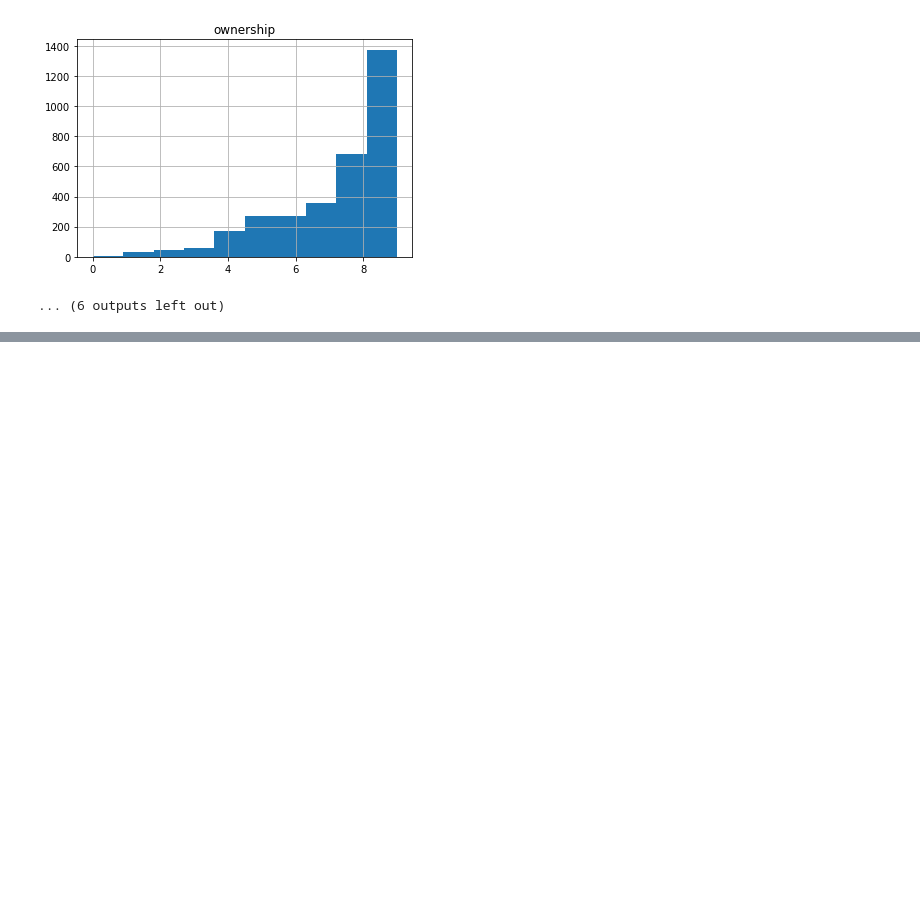
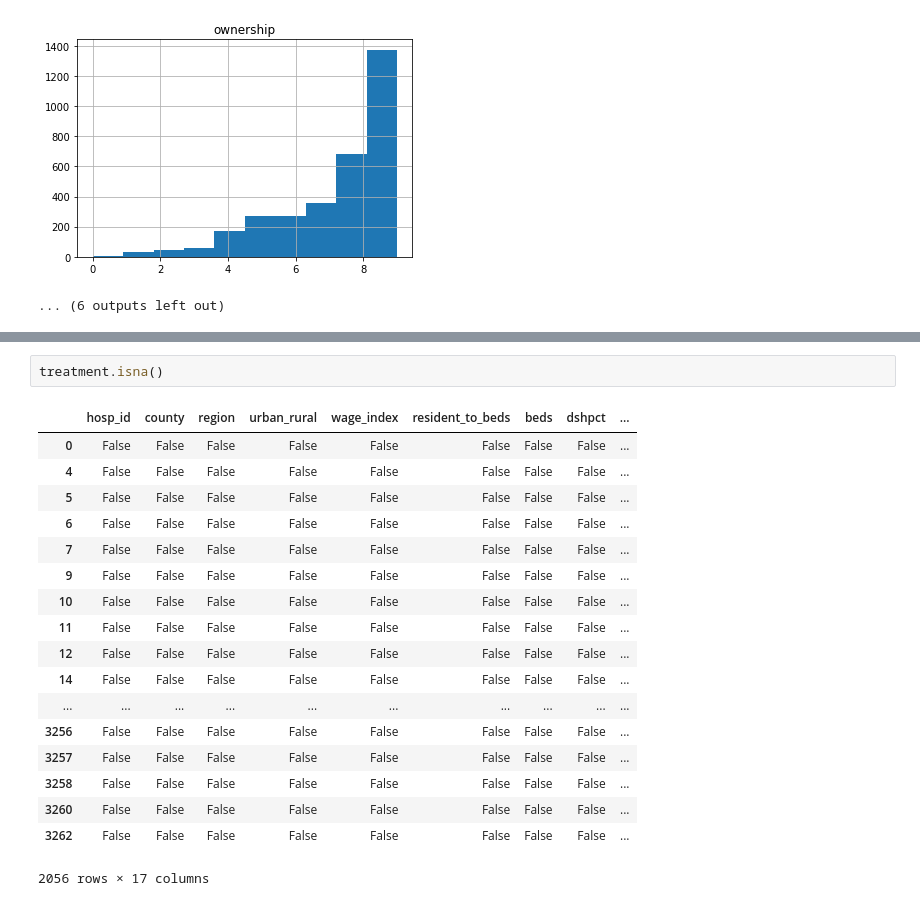
Before and after one commit to steeznation16/Mathematica_Data_Exercise, a Jupyter notebook: Data Exploration.ipynb, the cells around one changed output, grey strips where cells are left out. Cells and saved outputs as stored; diff of their text form; blank space fills up the shorter version.

```diff
--- a/Data Exploration.ipynb
+++ b/Data Exploration.ipynb
@@ -325,0 +395,21 @@ for col in cols:
+# %%
+treatment.isna()
+# %% [output]
+|  | hosp_id | county | region | urban_rural | wage_index | resident_to_beds | beds | dshpct | ... |
+| 0 | False | False | False | False | False | False | False | False | ... |
+| 4 | False | False | False | False | False | False | False | False | ... |
+| 5 | False | False | False | False | False | False | False | False | ... |
+| 6 | False | False | False | False | False | False | False | False | ... |
+| 7 | False | False | False | False | False | False | False | False | ... |
+| 9 | False | False | False | False | False | False | False | False | ... |
+| 10 | False | False | False | False | False | False | False | False | ... |
+| 11 | False | False | False | False | False | False | False | False | ... |
+| 12 | False | False | False | False | False | False | False | False | ... |
+| 14 | False | False | False | False | False | False | False | False | ... |
+| ... | ... | ... | ... | ... | ... | ... | ... | ... | ... |
+| 3256 | False | False | False | False | False | False | False | False | ... |
+| 3257 | False | False | False | False | False | False | False | False | ... |
+| 3258 | False | False | False | False | False | False | False | False | ... |
+| 3260 | False | False | False | False | False | False | False | False | ... |
+| 3262 | False | False | False | False | False | False | False | False | ... |
+2056 rows × 17 columns
```
Also changed, not shown: parts of 13 cells of this notebook.
